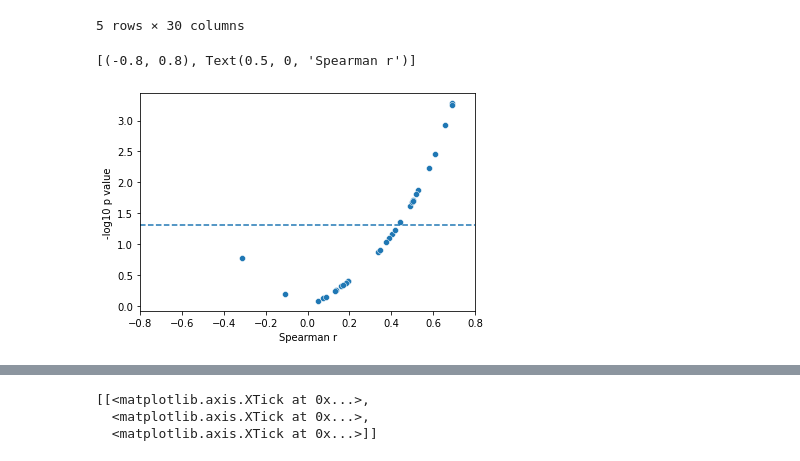
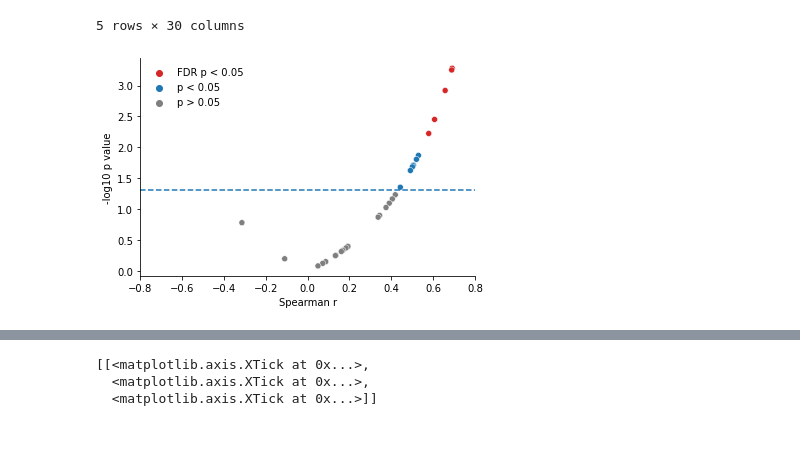
Before and after one commit to sterrettJD/Breastfed-Neonates, a Jupyter notebook: Metabolome.ipynb, the cells around one changed output, grey strips where cells are left out. Saved outputs shown, nothing was run; the diff lists cells and outputs as text; code cells hidden in the pictures.

Commit message:
add sig lipids plots

```diff
--- a/Metabolome.ipynb
+++ b/Metabolome.ipynb
@@ -63,14 +64,31 @@ for lipid in metabo.columns:
     spear_time_volc.loc[lipid, "r"] = spear.correlation
 
 spear_time_volc["-log10 p value"] = spear_time_volc["p"].apply(lambda x: -1*np.log10(x))
+# %%
+spear_time_volc = spear_time_volc.sort_values(by="p")
+spear_time_volc["fdr_p"] = fdrcorrection(spear_time_volc["p"])[1]
+spear_time_volc["fdr_sig"] = fdrcorrection(spear_time_volc["p"])[0]
+spear_time_volc["significant"] = spear_time_volc["p"] < 0.05
+spear_time_volc.loc[spear_time_volc["p"]<0.05,"significance type"] = "p < 0.05"
+spear_time_volc.loc[spear_time_volc["p"]>0.05,"significance type"] = "p > 0.05"
+spear_time_volc.loc[spear_time_volc["fdr_p"]<0.05,"significance type"] = "FDR p < 0.05"
 # %%
-ax = sns.scatterplot(y="-log10 p value",x="r", data=spear_time_volc)
+ax = sns.scatterplot(y="-log10 p value",x="r",
+                     hue="significance type",
+                     palette=["tab:red", "tab:blue", "tab:grey"],
+                     data=spear_time_volc)
 
 ax.axhline(-np.log10(0.05), ls="--")
 ax.set(xlim=(-0.8,0.8), xlabel="Spearman r")
+
+ax.spines[["right", "top"]].set_visible(False)
+ax.legend(frameon=False)
+
+plt.savefig()
+
+plt.show()
 # %% [output]
-[(-0.8, 0.8), Text(0.5, 0, 'Spearman r')]
-[figure, old version]
+[figure, new version]
 # %%
 spear_time_volc.loc[spear_time_volc["p"]<0.05].sort_values(by="p")
 # %% [output]
```
Also changed, not shown: parts of 11 cells of this notebook.
